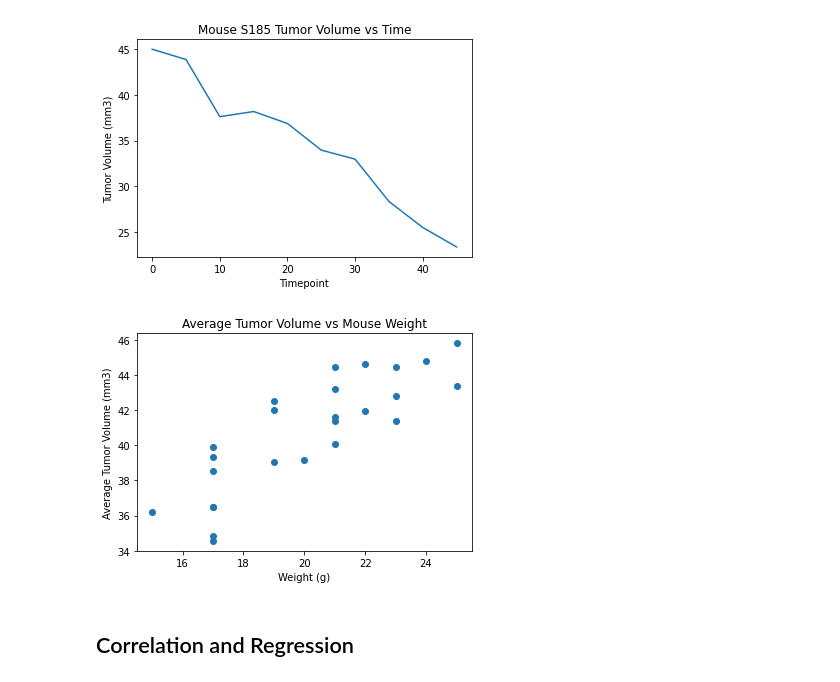
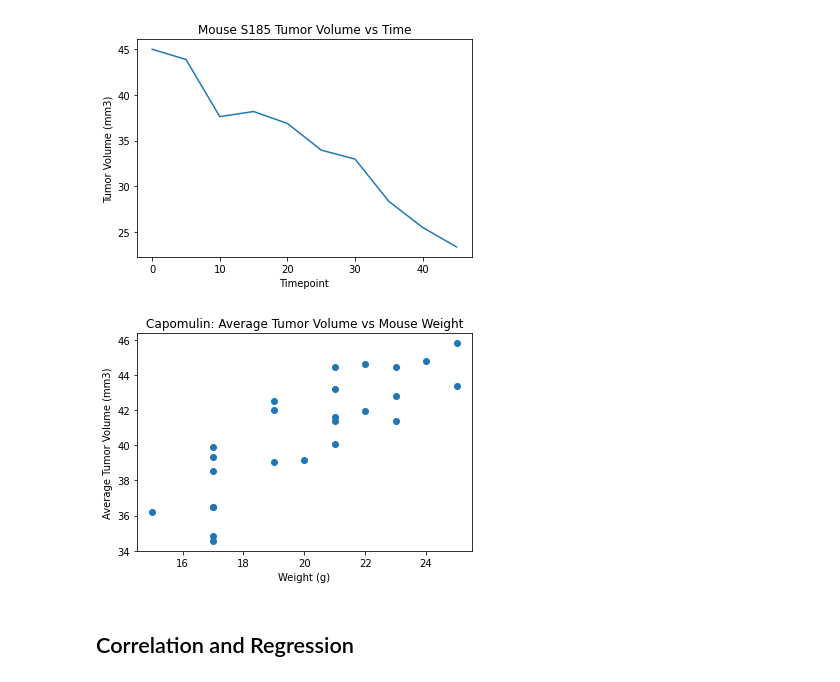
Before and after one commit to j-eikens/matplotlib-challenge, a Jupyter notebook: Pymaceuticals/pymaceuticals_starter.ipynb, the cells around one changed output. Cells and saved outputs as stored; diff of their text form; code cells hidden in the pictures.

```diff
--- a/Pymaceuticals/pymaceuticals_starter.ipynb
+++ b/Pymaceuticals/pymaceuticals_starter.ipynb
@@ -296,19 +288,19 @@ plt.show()
 # %%
 # Generate a scatter plot of average tumor volume vs. mouse weight for the Capomulin regimen
 capomulin = clean_df.loc[clean_df['Drug Regimen'] == 'Capomulin']
 mouse_group = capomulin.groupby(['Mouse ID'])
 
 y_axis = mouse_group['Tumor Volume (mm3)'].mean()
 x_axis = mouse_group['Weight (g)'].mean()
 
 plt.scatter(x_axis, y_axis)
 plt.ylabel('Average Tumor Volume (mm3)')
 plt.xlabel('Weight (g)')
-plt.title('Average Tumor Volume vs Mouse Weight')
+plt.title('Capomulin: Average Tumor Volume vs Mouse Weight')
 
 plt.show()
 # %% [output]
-[figure, old version]
+[figure, new version]
 # %% [markdown]
 ## Correlation and Regression
 # %%
```
Also changed, not shown: parts of 3 cells of this notebook.
